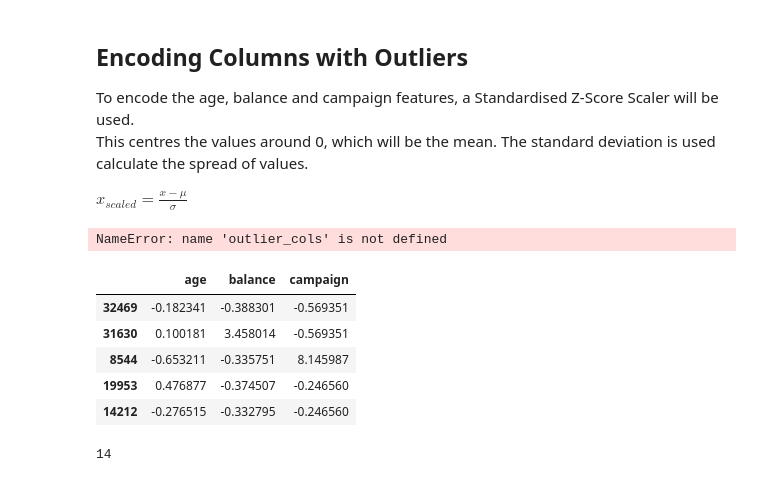
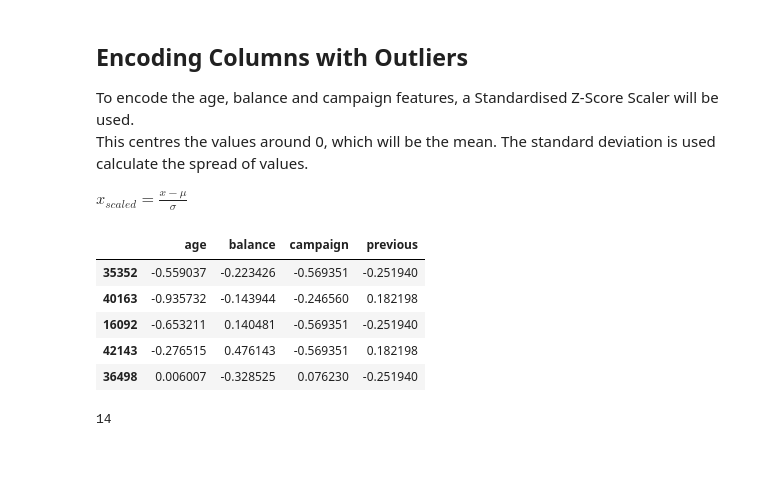
Before and after one commit to daemonchild/cardiffmet-dat6002-artificial-intelligence, a Jupyter notebook: assessment/part_2/1-Data-Preparation.ipynb, the cells around one changed output. Drawn from its saved outputs; the diff is of its cells as text; code cells hidden in the pictures.

```diff
--- a/assessment/part_2/1-Data-Preparation.ipynb
+++ b/assessment/part_2/1-Data-Preparation.ipynb
@@ -965,19 +965,17 @@ def zscore_column(data):
     return (data - mu) / sigma
 
 # Encode the outlier columns using standardization
-for col in outlier_cols:
+for col in outlier_numeric_cols:
     df[col] = zscore_column(df[col])
-# %% [output]
-NameError: name 'outlier_cols' is not defined
 # %%
-df.sample(5)[outlier_cols]
+df.sample(5)[outlier_numeric_cols]
 # %% [output]
-|  | age | balance | campaign |
-| 32469 | -0.182341 | -0.388301 | -0.569351 |
-| 31630 | 0.100181 | 3.458014 | -0.569351 |
-| 8544 | -0.653211 | -0.335751 | 8.145987 |
-| 19953 | 0.476877 | -0.374507 | -0.246560 |
-| 14212 | -0.276515 | -0.332795 | -0.246560 |
+|  | age | balance | campaign | previous |
+| 35352 | -0.559037 | -0.223426 | -0.569351 | -0.251940 |
+| 40163 | -0.935732 | -0.143944 | -0.246560 | 0.182198 |
+| 16092 | -0.653211 | 0.140481 | -0.569351 | -0.251940 |
+| 42143 | -0.276515 | 0.476143 | -0.569351 | 0.182198 |
+| 36498 | 0.006007 | -0.328525 | 0.076230 | -0.251940 |
 # %%
 df.shape[1]
 # %% [output]
```
Also changed, not shown: parts of 6 cells of this notebook, 19 other files.
